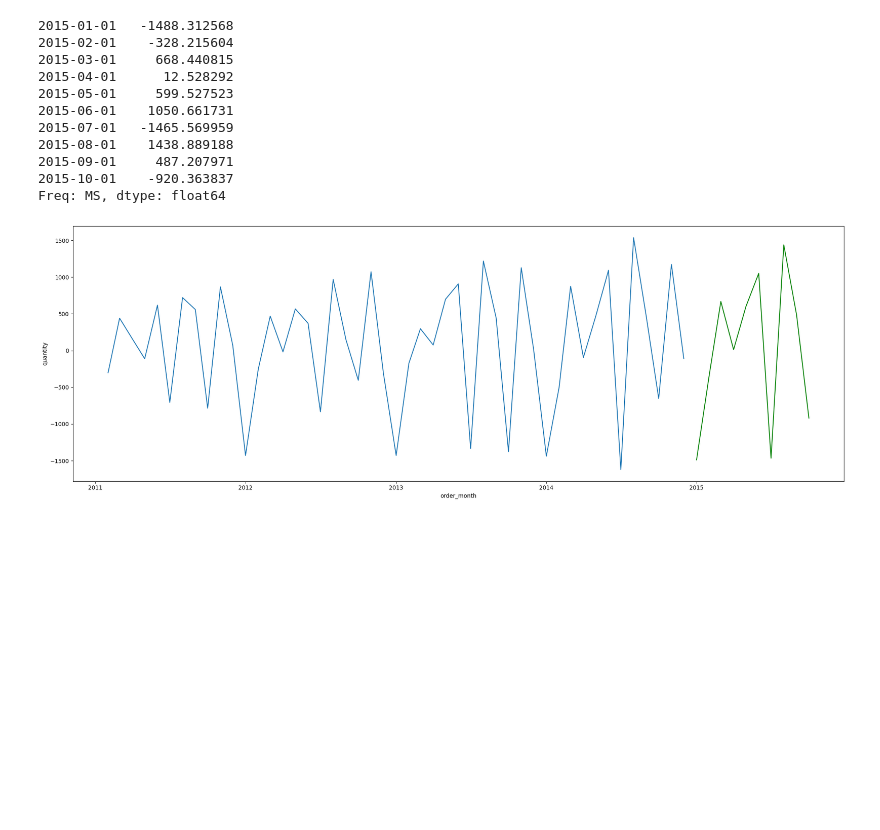
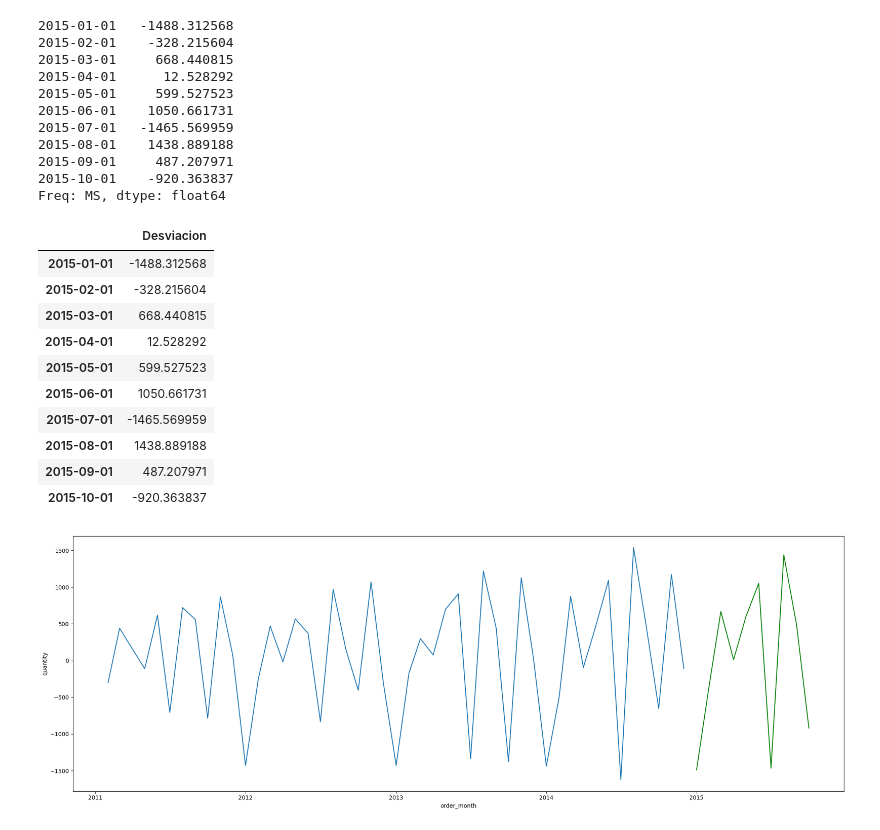
Before and after one commit to 4GeeksAcademy/FINAL_GLOBAL_SUPERSTORE, a Jupyter notebook: src/explore.ipynb, the cells around one changed output. Cells and saved outputs as stored; diff of their text form; code cells hidden in the pictures; blank space fills up the shorter version.

```diff
--- a/src/explore.ipynb
+++ b/src/explore.ipynb
@@ -573,6 +573,21 @@ forecast
 2015-09-01     487.207971
 2015-10-01    -920.363837
 Freq: MS, dtype: float64
+# %%
+tabla = pd.DataFrame(forecast, columns=['Desviacion'])
+tabla
+# %% [output]
+|  | Desviacion |
+| 2015-01-01 | -1488.312568 |
+| 2015-02-01 | -328.215604 |
+| 2015-03-01 | 668.440815 |
+| 2015-04-01 | 12.528292 |
+| 2015-05-01 | 599.527523 |
+| 2015-06-01 | 1050.661731 |
+| 2015-07-01 | -1465.569959 |
+| 2015-08-01 | 1438.889188 |
+| 2015-09-01 | 487.207971 |
+| 2015-10-01 | -920.363837 |
 # %%
 import matplotlib.pyplot as plt
 
```
Also changed, not shown: parts of 1 cell of this notebook, 1 other file.
